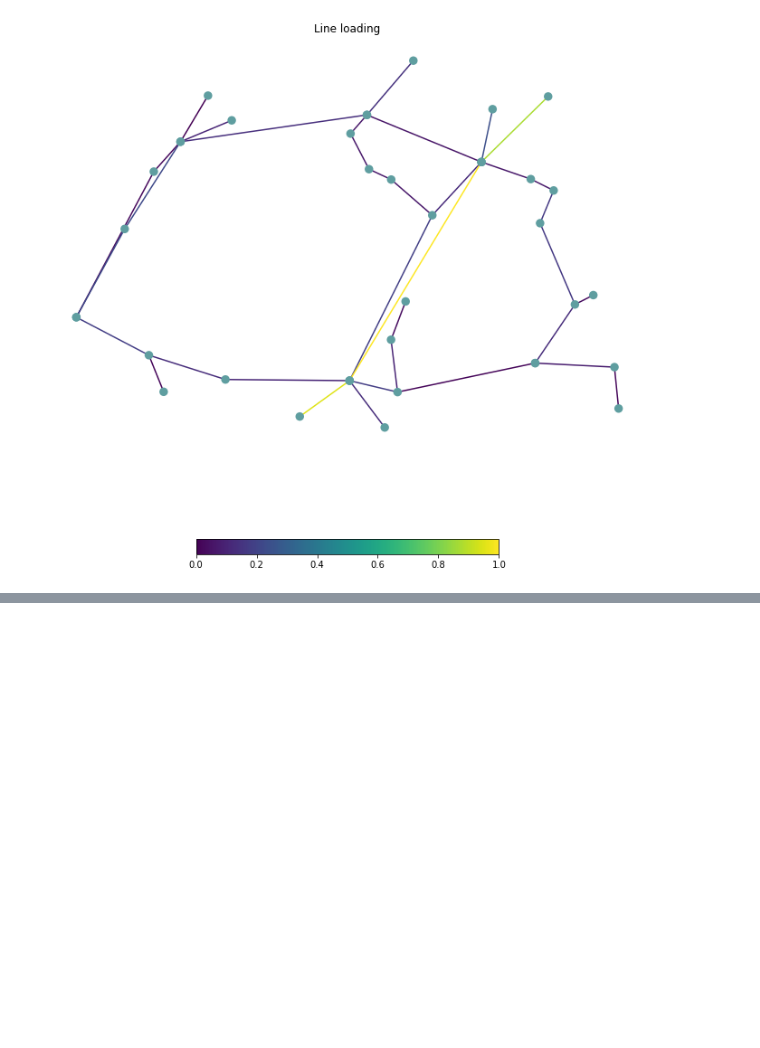
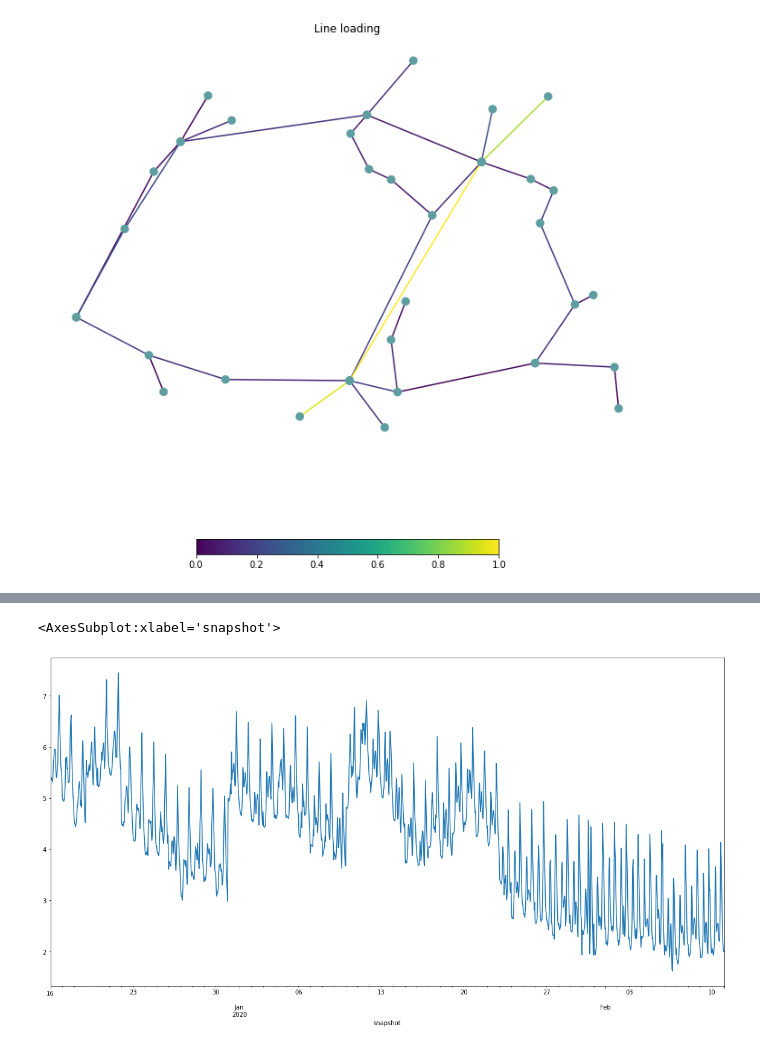
Before and after one commit to deependran7/grid_optimization, a Jupyter notebook: Binary_Optimization.ipynb, the cells around one changed output, grey strips where cells are left out. Saved outputs shown, nothing was run; the diff lists cells and outputs as text; code cells hidden in the pictures; blank space fills up the shorter version.

```diff
--- a/Binary_Optimization.ipynb
+++ b/Binary_Optimization.ipynb
@@ -190,0 +175,8 @@ WARNING:pypsa.plot:Cartopy needs to be installed to use `geomap=True`.
+# %%
+loss = optimal_network.generators_t.p.total_generation - optimal_network.loads_t.p.total_load
+# %%
+fig,ax = plt.subplots(figsize = (20,10))
+loss.plot(ax=ax)
+# %% [output]
+<AxesSubplot:xlabel='snapshot'>
+[figure, added]
```
Also changed, not shown: parts of 11 cells of this notebook, 4 other files.
